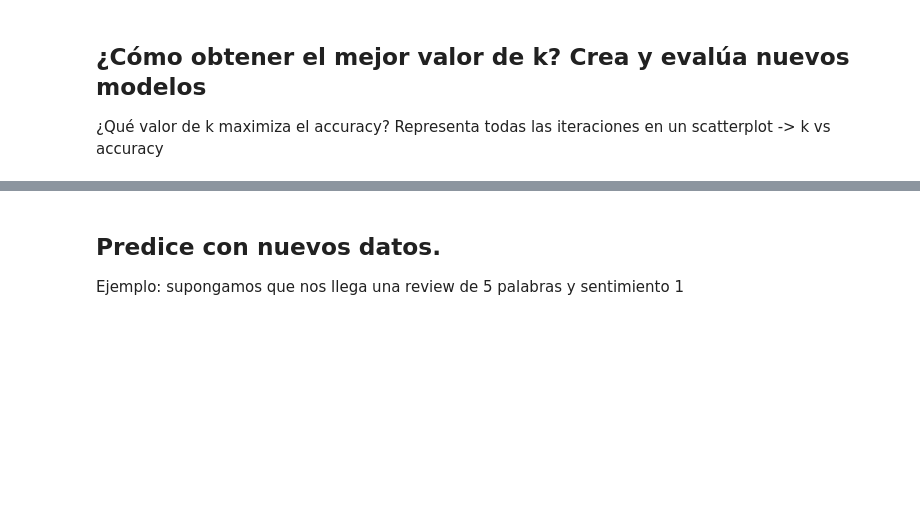
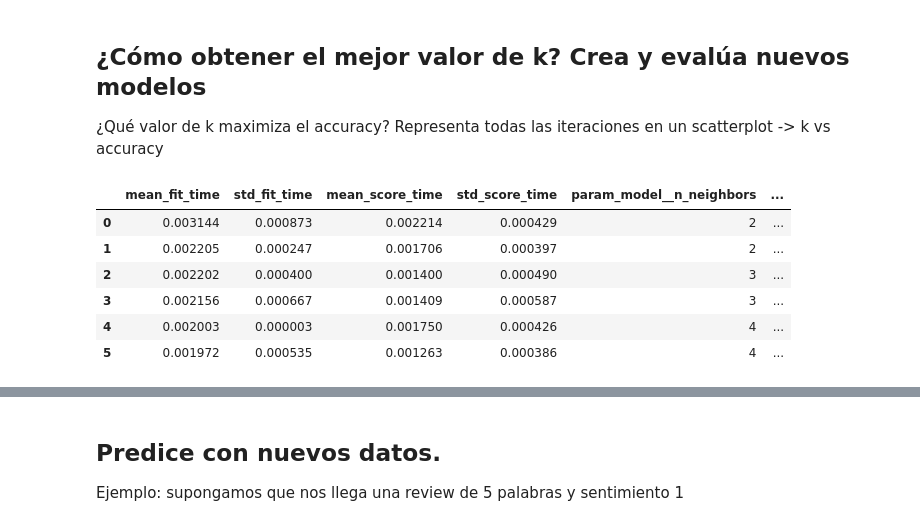
Before and after one commit to Varushet/Data_Science, a Jupyter notebook: 3-Machine_Learning/1-Supervisado/3-RegorClass/7-KNN/ejercicios/Ejercicio_k-NearestNeighbor_hecho.ipynb, the cells around one changed output, grey strips where cells are left out. Cells and saved outputs as stored; diff of their text form; code cells hidden in the pictures; blank space fills up the shorter version.

```diff
--- a/3-Machine_Learning/1-Supervisado/3-RegorClass/7-KNN/ejercicios/Ejercicio_k-NearestNeighbor_hecho.ipynb
+++ b/3-Machine_Learning/1-Supervisado/3-RegorClass/7-KNN/ejercicios/Ejercicio_k-NearestNeighbor_hecho.ipynb
@@ -161,3 +161,19 @@ weighted avg       0.85      0.83      0.82        52
 # %% [markdown]
 ## ¿Cómo obtener el mejor valor de k? Crea y evalúa nuevos modelos
 ¿Qué valor de k maximiza el accuracy? Representa todas las iteraciones en un scatterplot -> k vs accuracy
+# %%
+
+# 1. Extraer los resultados del GridSearch
+results = grid_search.cv_results_
+
+# Convertimos a DataFrame para manejarlo mejor
+df_results = pd.DataFrame(results)
+df_results
+# %% [output]
+|  | mean_fit_time | std_fit_time | mean_score_time | std_score_time | param_model__n_neighbors | ... |
+| 0 | 0.003144 | 0.000873 | 0.002214 | 0.000429 | 2 | ... |
+| 1 | 0.002205 | 0.000247 | 0.001706 | 0.000397 | 2 | ... |
+| 2 | 0.002202 | 0.000400 | 0.001400 | 0.000490 | 3 | ... |
+| 3 | 0.002156 | 0.000667 | 0.001409 | 0.000587 | 3 | ... |
+| 4 | 0.002003 | 0.000003 | 0.001750 | 0.000426 | 4 | ... |
+| 5 | 0.001972 | 0.000535 | 0.001263 | 0.000386 | 4 | ... |
```
Also changed, not shown: parts of 4 cells of this notebook, 2 other files.
